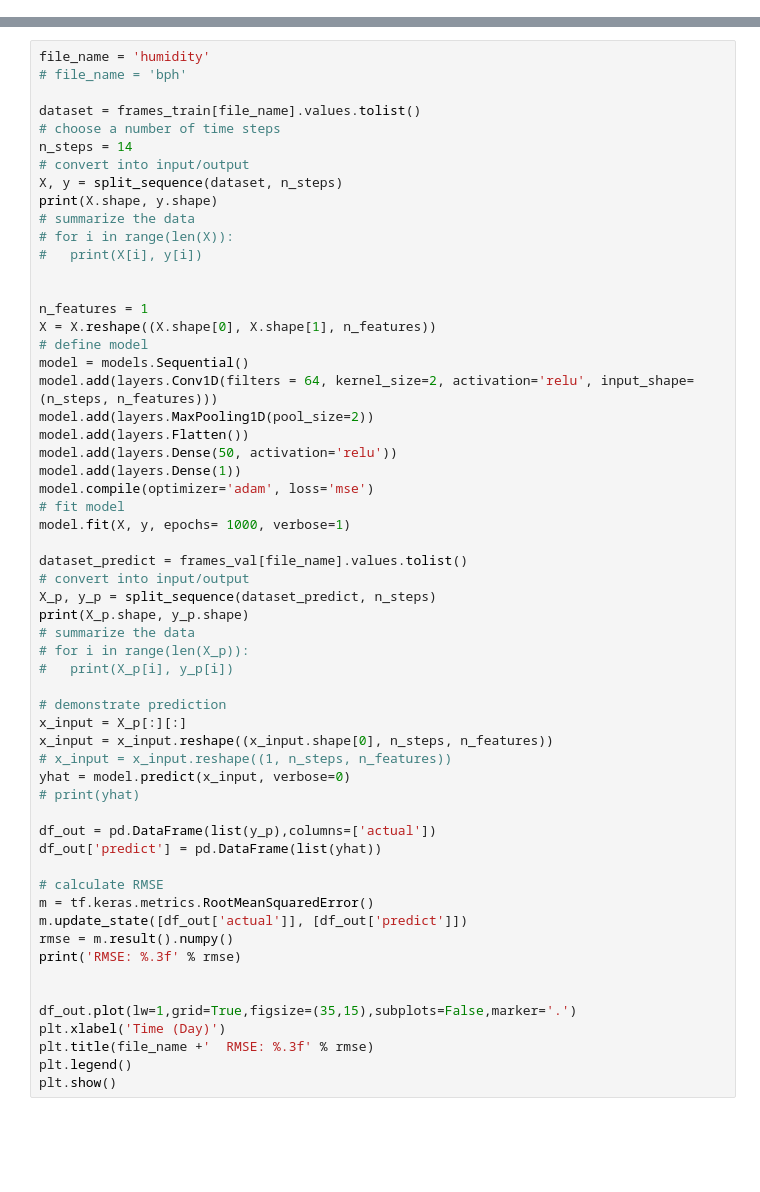
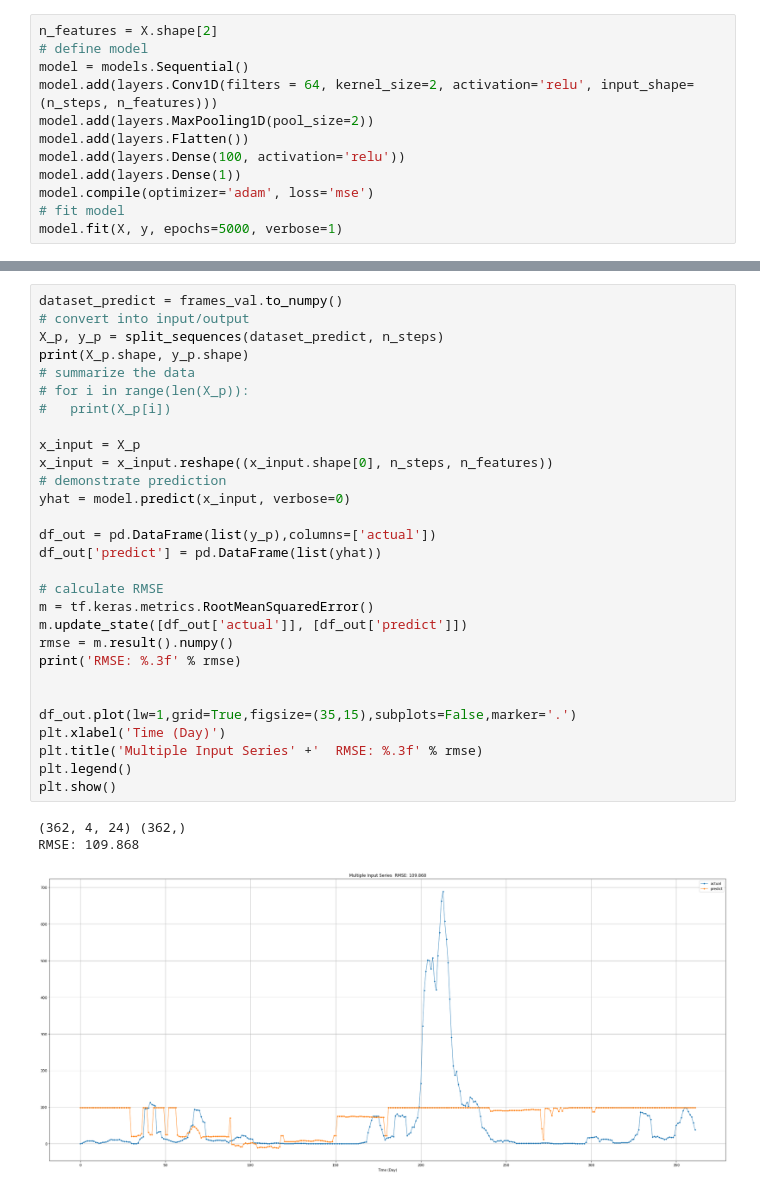
Before and after one commit to D6200763-SUT/SUT_Rice_Project_2021, a Jupyter notebook: Ex3_Multivariate_CNN_model_Time-series.ipynb, the cells around one changed output, grey strips where cells are left out. Cells and saved outputs as stored; diff of their text form; blank space fills up the shorter version.

```diff
--- a/Ex3_Multivariate_CNN_model_Time-series.ipynb
+++ b/Ex3_Multivariate_CNN_model_Time-series.ipynb
@@ -318,0 +338,12 @@ def split_sequence(sequence, n_steps):
+# %%
+n_features = X.shape[2]
+# define model
+model = models.Sequential()
+model.add(layers.Conv1D(filters = 64, kernel_size=2, activation='relu', input_shape=(n_steps, n_features)))
+model.add(layers.MaxPooling1D(pool_size=2))
+model.add(layers.Flatten())
+model.add(layers.Dense(100, activation='relu'))
+model.add(layers.Dense(1))
+model.compile(optimizer='adam', loss='mse')
+# fit model
+model.fit(X, y, epochs=5000, verbose=1)
@@ -319,58 +369,33 @@ def split_sequence(sequence, n_steps):
 # %%
-file_name = 'humidity'
-# file_name = 'bph'
-
-dataset = frames_train[file_name].values.tolist()
-# choose a number of time steps
-n_steps = 14
+dataset_predict = frames_val.to_numpy()
 # convert into input/output
-X, y = split_sequence(dataset, n_steps)
-print(X.shape, y.shape)
-# summarize the data
-# for i in range(len(X)):
-# 	print(X[i], y[i])
-
-
-n_features = 1
-X = X.reshape((X.shape[0], X.shape[1], n_features))
-# define model
-model = models.Sequential()
-model.add(layers.Conv1D(filters = 64, kernel_size=2, activation='relu', input_shape=(n_steps, n_features)))
-model.add(layers.MaxPooling1D(pool_size=2))
-model.add(layers.Flatten())
-model.add(layers.Dense(50, activation='relu'))
-model.add(layers.Dense(1))
-model.compile(optimizer='adam', loss='mse')
-# fit model
-model.fit(X, y, epochs= 1000, verbose=1)
-
-dataset_predict = frames_val[file_name].values.tolist()
-# convert into input/output
-X_p, y_p = split_sequence(dataset_predict, n_steps)
+X_p, y_p = split_sequences(dataset_predict, n_steps)
 print(X_p.shape, y_p.shape)
 # summarize the data
 # for i in range(len(X_p)):
-# 	print(X_p[i], y_p[i])
+# 	print(X_p[i])
 
+x_input = X_p
+x_input = x_input.reshape((x_input.shape[0], n_steps, n_features))
 # demonstrate prediction
-x_input = X_p[:][:]
-x_input = x_input.reshape((x_input.shape[0], n_steps, n_features))
-# x_input = x_input.reshape((1, n_steps, n_features))
 yhat = model.predict(x_input, verbose=0)
-# print(yhat)
 
 df_out = pd.DataFrame(list(y_p),columns=['actual'])
 df_out['predict'] = pd.DataFrame(list(yhat))
 
 # calculate RMSE
 m = tf.keras.metrics.RootMeanSquaredError()
 m.update_state([df_out['actual']], [df_out['predict']])
 rmse = m.result().numpy()
 print('RMSE: %.3f' % rmse)
 
 
 df_out.plot(lw=1,grid=True,figsize=(35,15),subplots=False,marker='.')
 plt.xlabel('Time (Day)')
-plt.title(file_name +'  RMSE: %.3f' % rmse)
+plt.title('Multiple Input Series' +'  RMSE: %.3f' % rmse)
 plt.legend()
 plt.show()
+# %% [output]
+(362, 4, 24) (362,)
+RMSE: 109.868
+[figure, added]
```
Also changed, not shown: parts of 5 cells of this notebook.
